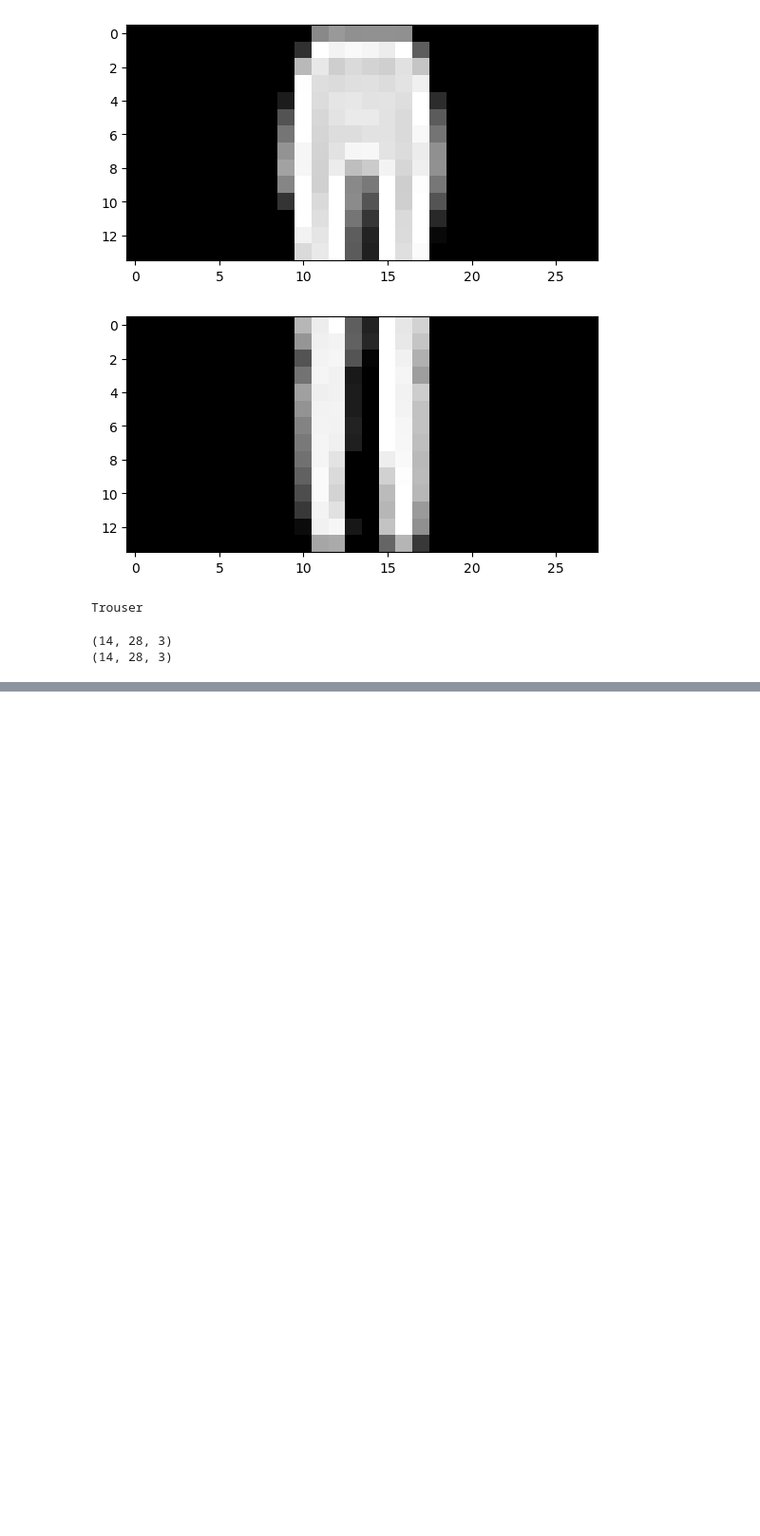
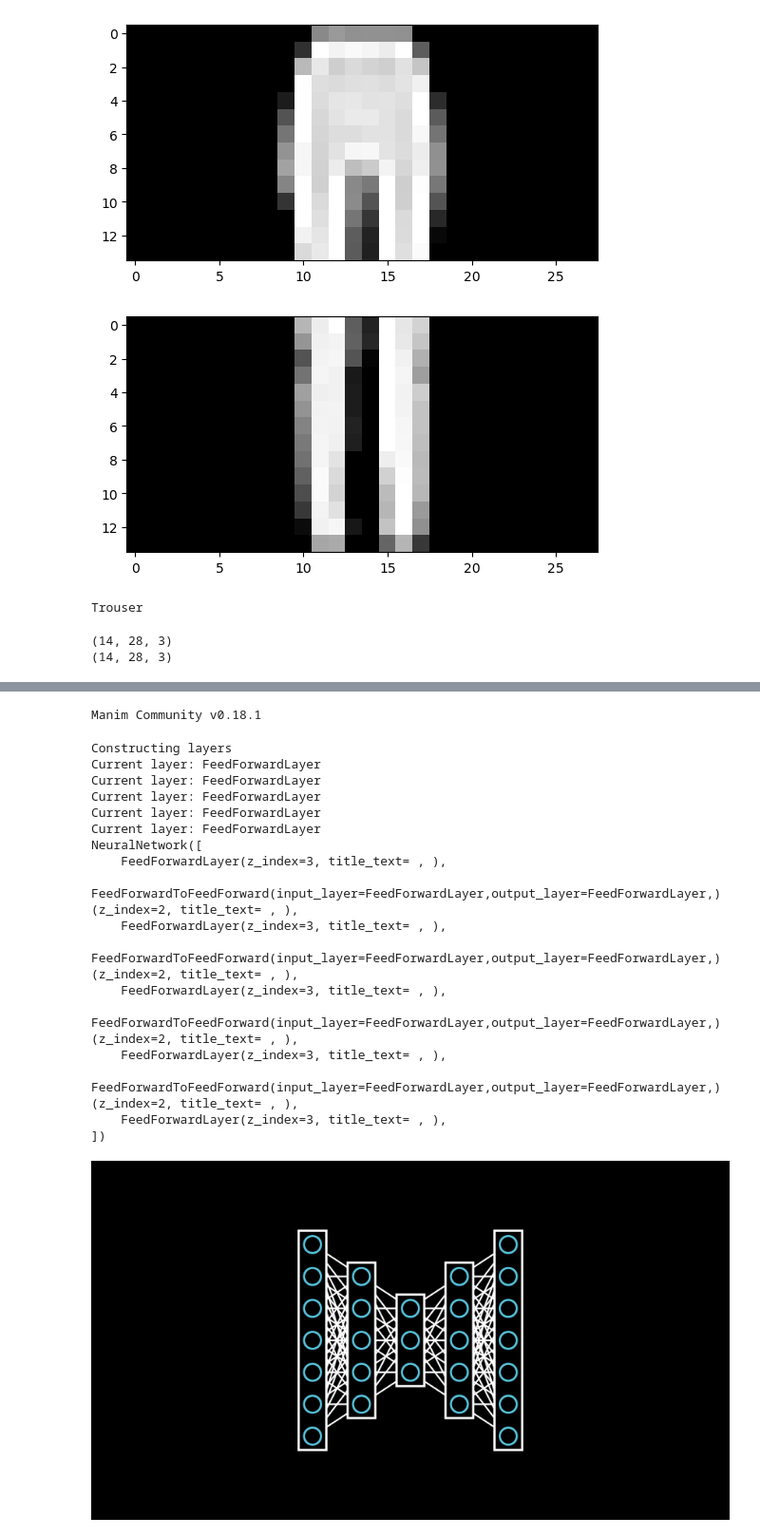
Before and after one commit to TimoLob/Federated-Learning, a Jupyter notebook: Animation.ipynb, the cells around one changed output, grey strips where cells are left out. Shown at 95% size. Saved outputs shown, nothing was run; the diff lists cells and outputs as text; code cells hidden in the pictures; blank space fills up the shorter version.

```diff
--- a/Animation.ipynb
+++ b/Animation.ipynb
@@ -272,3 +272,45 @@ Constructing layers
     FeedForwardLayer(z_index=3, title_text= , ),
 ])
 [interactive output not drawn]
+# %%
+%%manim -ql MAE
+
+from manim import *
+from manim_ml.neural_network import Convolutional2DLayer, FeedForwardLayer, NeuralNetwork, MaxPooling2DLayer, ImageLayer
+
+config.media_width = "75%"
+config.verbosity = "WARNING"
+config.pixel_height = 1400
+#config.pixel_width = 1000
+config.frame_height = 7.0
+config.frame_width = 6.0
+class MAE(Scene):
+    def construct(self):
+        mae = NeuralNetwork([
+            FeedForwardLayer(7),
+            FeedForwardLayer(5),
+            FeedForwardLayer(3),
+            FeedForwardLayer(5),
+            FeedForwardLayer(7),
+        ])
+        self.add(mae)
+# %% [output]
+Manim Community v0.18.1
+Constructing layers
+Current layer: FeedForwardLayer
+Current layer: FeedForwardLayer
+Current layer: FeedForwardLayer
+Current layer: FeedForwardLayer
+Current layer: FeedForwardLayer
+NeuralNetwork([
+    FeedForwardLayer(z_index=3, title_text= , ),
+    FeedForwardToFeedForward(input_layer=FeedForwardLayer,output_layer=FeedForwardLayer,)(z_index=2, title_text= , ),
+    FeedForwardLayer(z_index=3, title_text= , ),
+    FeedForwardToFeedForward(input_layer=FeedForwardLayer,output_layer=FeedForwardLayer,)(z_index=2, title_text= , ),
+    FeedForwardLayer(z_index=3, title_text= , ),
+    FeedForwardToFeedForward(input_layer=FeedForwardLayer,output_layer=FeedForwardLayer,)(z_index=2, title_text= , ),
+    FeedForwardLayer(z_index=3, title_text= , ),
+    FeedForwardToFeedForward(input_layer=FeedForwardLayer,output_layer=FeedForwardLayer,)(z_index=2, title_text= , ),
+    FeedForwardLayer(z_index=3, title_text= , ),
+])
+[figure, added]
```
Also changed, not shown: parts of 2 cells of this notebook, 4 other files.
